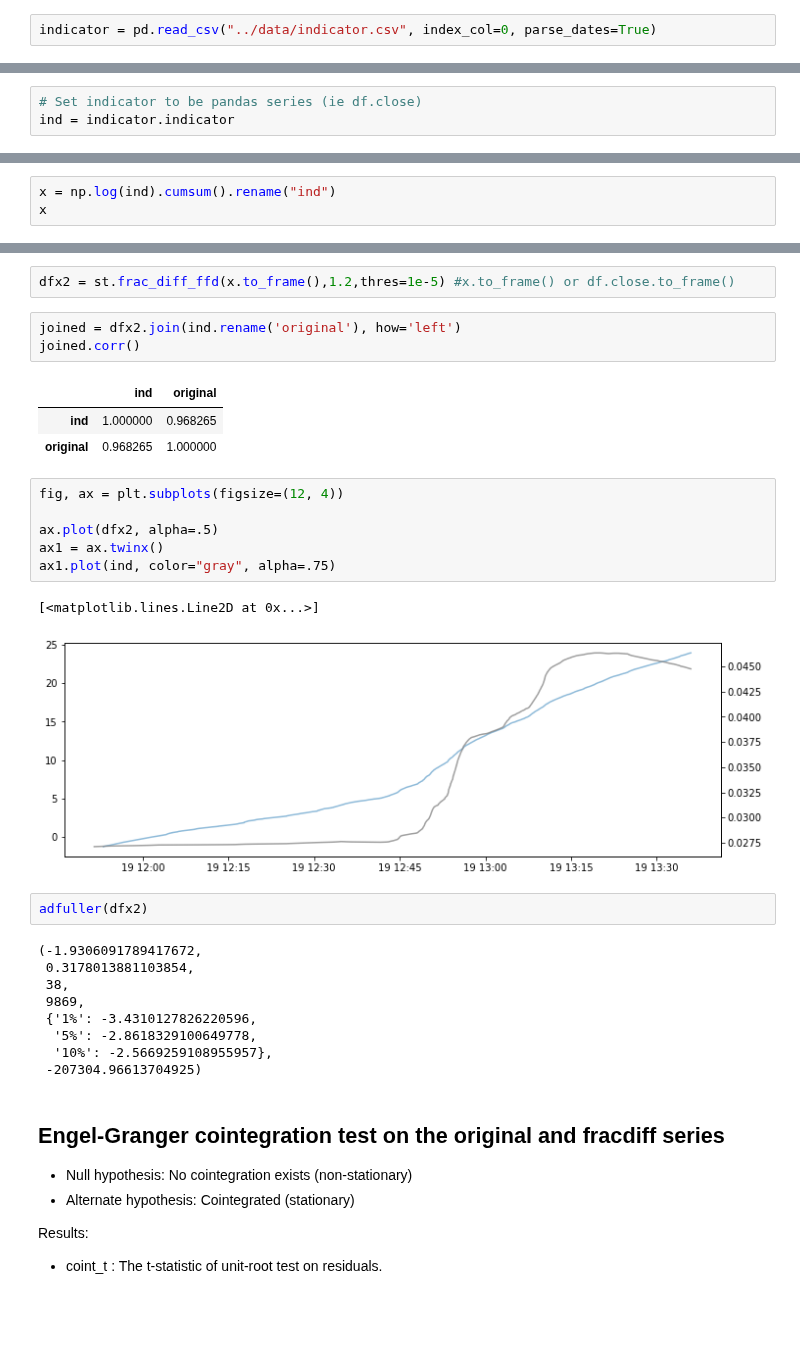
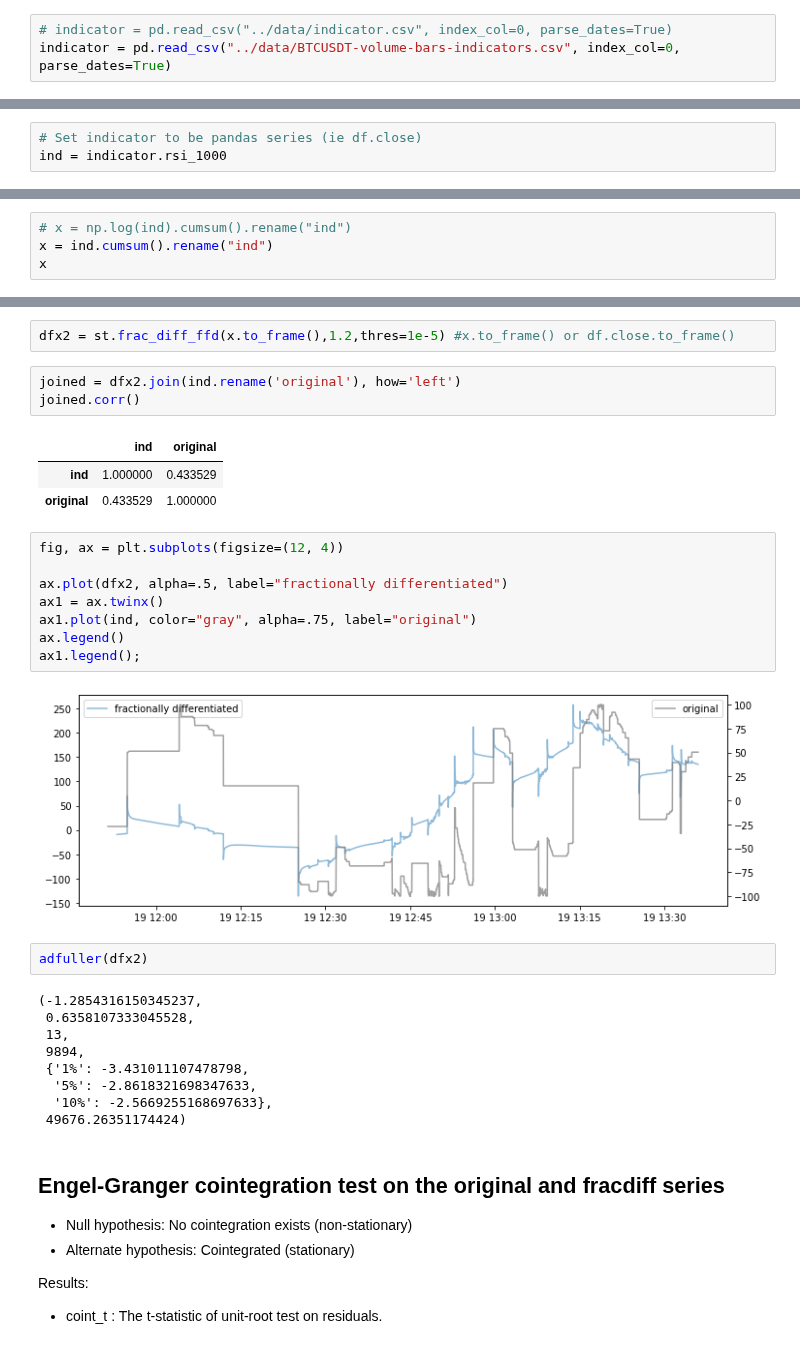
Before and after one commit to sunnymnie/bitcoin-printer, a Jupyter notebook: 5-fractionally-differentiated-features/1-analysis-on-stationarity.ipynb, the cells around one changed output, grey strips where cells are left out. Cells and saved outputs as stored; diff of their text form; blank space fills up the shorter version.

```diff
--- a/5-fractionally-differentiated-features/1-analysis-on-stationarity.ipynb
+++ b/5-fractionally-differentiated-features/1-analysis-on-stationarity.ipynb
@@ -17,7 +17,8 @@ from multiprocess import mp_pandas_obj
 # %%
 df = pd.read_csv("../data/BTCUSDT-volume-bars.csv", index_col=0, parse_dates=True)
 # %%
-indicator = pd.read_csv("../data/indicator.csv", index_col=0, parse_dates=True)
+# indicator = pd.read_csv("../data/indicator.csv", index_col=0, parse_dates=True)
+indicator = pd.read_csv("../data/BTCUSDT-volume-bars-indicators.csv", index_col=0, parse_dates=True)
 # %%
 a = -605_000
 b = -595_000
@@ -34,10 +57,11 @@ indicator = indicator.reindex(df.index)
 # %%
 # Set indicator to be pandas series (ie df.close)
-ind = indicator.indicator
+ind = indicator.rsi_1000
 # %% [markdown]
 ## Form a new series as a cumulative sum of log-amounts
 # %%
-x = np.log(ind).cumsum().rename("ind")
+# x = np.log(ind).cumsum().rename("ind")
+x = ind.cumsum().rename("ind")
 x
 # %% [output]
 time
@@ -149,28 +169,29 @@ joined = dfx2.join(ind.rename('original'), how='left')
 joined.corr()
 # %% [output]
 |  | ind | original |
-| ind | 1.000000 | 0.968265 |
-| original | 0.968265 | 1.000000 |
+| ind | 1.000000 | 0.433529 |
+| original | 0.433529 | 1.000000 |
 # %%
 fig, ax = plt.subplots(figsize=(12, 4))
 
-ax.plot(dfx2, alpha=.5)
+ax.plot(dfx2, alpha=.5, label="fractionally differentiated")
 ax1 = ax.twinx()
-ax1.plot(ind, color="gray", alpha=.75)
+ax1.plot(ind, color="gray", alpha=.75, label="original")
+ax.legend()
+ax1.legend();
 # %% [output]
-[<matplotlib.lines.Line2D at 0x...>]
-[figure, old version]
+[figure, new version]
 # %%
 adfuller(dfx2)
 # %% [output]
-(-1.9306091789417672,
- 0.3178013881103854,
- 38,
- 9869,
- {'1%': -3.4310127826220596,
-  '5%': -2.8618329100649778,
-  '10%': -2.5669259108955957},
- -207304.96613704925)
+(-1.2854316150345237,
+ 0.6358107333045528,
+ 13,
+ 9894,
+ {'1%': -3.431011107478798,
+  '5%': -2.8618321698347633,
+  '10%': -2.5669255168697633},
+ 49676.26351174424)
 # %% [markdown]
 ## Engel-Granger cointegration test on the original and fracdiff series
 - Null hypothesis: No cointegration exists (non-stationary)
```
Also changed, not shown: parts of 9 cells of this notebook, 1 other file.
